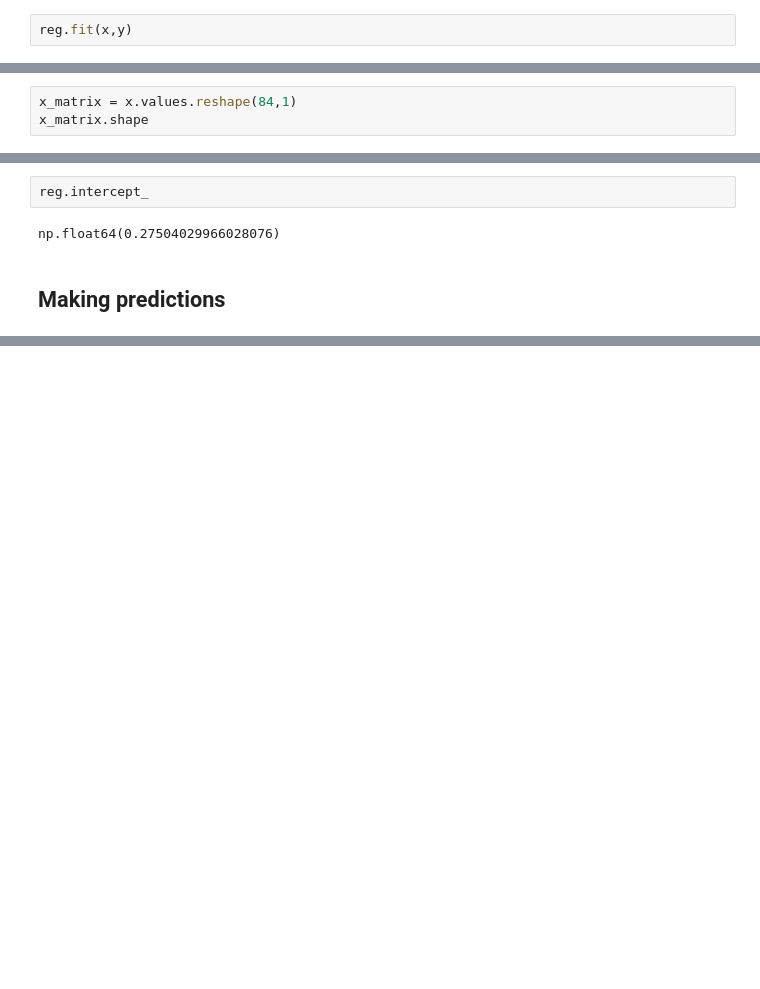
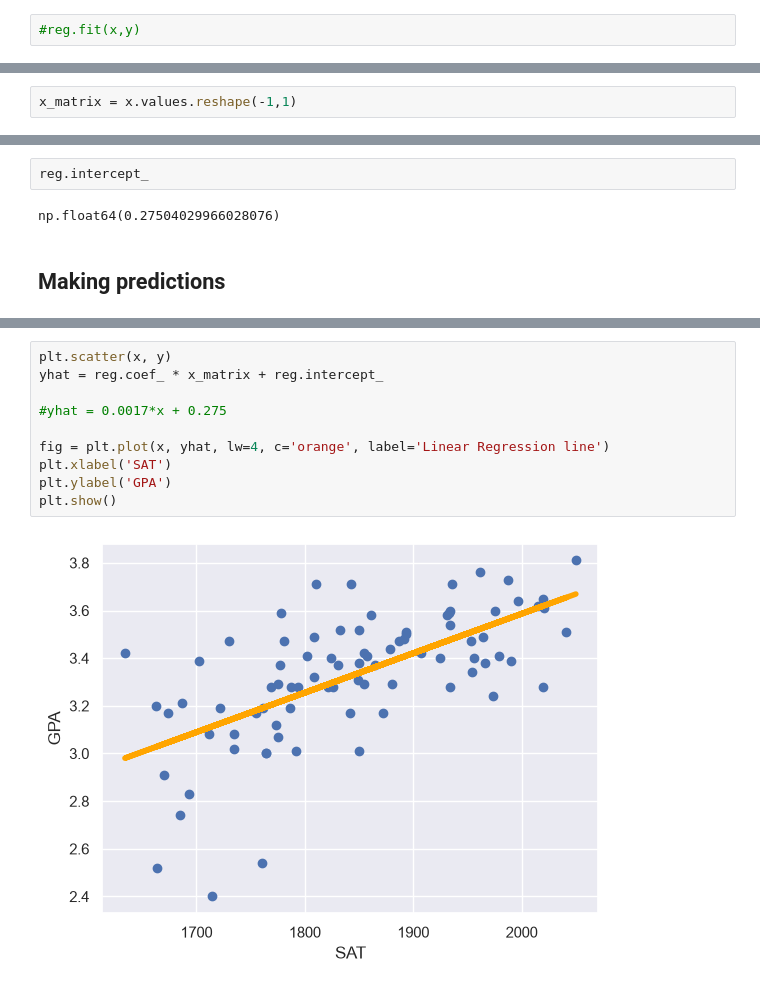
Before and after one commit to Mengheak/machine-learning, a Jupyter notebook: sklearn_simple_linear_regression/sklearn+-+Simple+Linear+Regression.ipynb, the cells around one changed output, grey strips where cells are left out. Drawn from its saved outputs; the diff is of its cells as text; blank space fills up the shorter version.

Commit message:
feat(simple-linear-reg): add prediction using sklearn

```diff
--- a/sklearn_simple_linear_regression/sklearn+-+Simple+Linear+Regression.ipynb
+++ b/sklearn_simple_linear_regression/sklearn+-+Simple+Linear+Regression.ipynb
@@ -52,4 +52,4 @@ They are both vectors of length 84
 # %%
 reg = LinearRegression()
 # %%
-reg.fit(x,y)
+#reg.fit(x,y)
@@ -58,5 +56,4 @@ ValueError: Expected a 2-dimensional container but got <class 'pandas.Series'> i
 # %% [markdown]
 ### We have to convert x into 2D matrix to work with .fit()
 # %%
-x_matrix = x.values.reshape(84,1)
-x_matrix.shape
+x_matrix = x.values.reshape(-1,1)
@@ -90,0 +110,12 @@ np.float64(0.27504029966028076)
+# %%
+plt.scatter(x, y)
+yhat = reg.coef_ * x_matrix + reg.intercept_
+
+#yhat = 0.0017*x + 0.275
+
+fig = plt.plot(x, yhat, lw=4, c='orange', label='Linear Regression line')
+plt.xlabel('SAT')
+plt.ylabel('GPA')
+plt.show()
+# %% [output]
+[figure, added]
```
Also changed, not shown: parts of 7 cells of this notebook.
